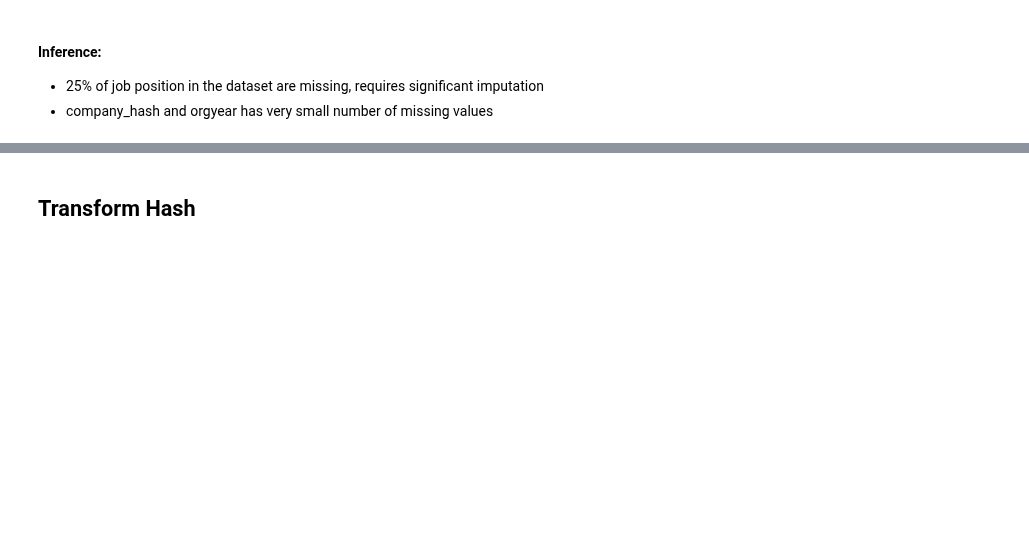
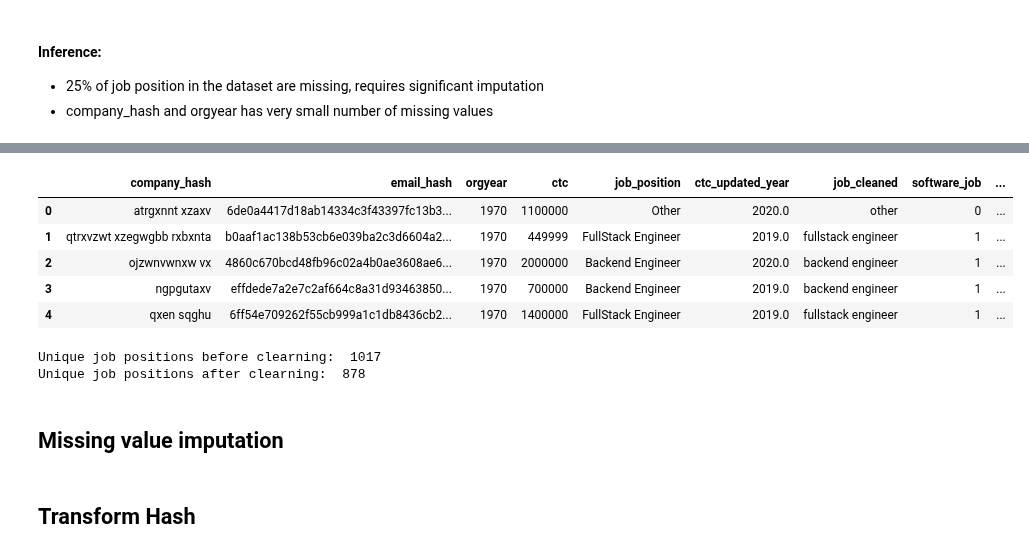
Before and after one commit to muthuganeshece/Business-Case-Study, a Jupyter notebook: Scaler/Notebook/Scaler_Clustering.ipynb, the cells around one changed output, grey strips where cells are left out. Drawn from its saved outputs; the diff is of its cells as text; code cells hidden in the pictures; blank space fills up the shorter version.

```diff
--- a/Scaler/Notebook/Scaler_Clustering.ipynb
+++ b/Scaler/Notebook/Scaler_Clustering.ipynb
@@ -122,3 +250,52 @@ dtype: float64
+# %%
+def text_clean(text):
+    if type(text) == str:
+        text = text.lower().strip()
+        text = re.sub('[^A-Za-z0-9 ]+', ' ', text)
+        text = text.replace("  ", " ").strip()
+        text = re.sub(r'^\d+$', 'others', text)
+        if text == '':
+            text = 'others'
+        words = text.split()
+        for word in words:
+            if word in ['no', 'none', 'not', 'null', 'some']:
+                return "Un Employed"
+    return text
+# %%
+def assign_software(text):
+    if type(text) == str:
+        for word in text.split():
+            if word in sw_cat:
+                return 1
+    return 0
+# %%
+def assign_data(text):
+    if type(text) == str:
+        for word in text.split():
+            if word in data_cat:
+                return 1
+    return 0
+# %%
+df['job_cleaned'] = df['job_position'].apply(text_clean)
+df['software_job'] = df['job_cleaned'].apply(assign_software)
+df['data_job'] = df['job_cleaned'].apply(assign_data)
+# %%
+df.head()
+# %% [output]
+|  | company_hash | email_hash | orgyear | ctc | job_position | ctc_updated_year | job_cleaned | software_job | ... |
+| 0 | atrgxnnt xzaxv | 6de0a4417d18ab14334c3f43397fc13b3... | 1970 | 1100000 | Other | 2020.0 | other | 0 | ... |
+| 1 | qtrxvzwt xzegwgbb rxbxnta | b0aaf1ac138b53cb6e039ba2c3d6604a2... | 1970 | 449999 | FullStack Engineer | 2019.0 | fullstack engineer | 1 | ... |
+| 2 | ojzwnvwnxw vx | 4860c670bcd48fb96c02a4b0ae3608ae6... | 1970 | 2000000 | Backend Engineer | 2020.0 | backend engineer | 1 | ... |
+| 3 | ngpgutaxv | effdede7a2e7c2af664c8a31d93463850... | 1970 | 700000 | Backend Engineer | 2019.0 | backend engineer | 1 | ... |
+| 4 | qxen sqghu | 6ff54e709262f55cb999a1c1db8436cb2... | 1970 | 1400000 | FullStack Engineer | 2019.0 | fullstack engineer | 1 | ... |
+# %%
+print("Unique job positions before cleaning: ", df['job_position'].nunique())
+print("Unique job positions after cleaning: ", df['job_cleaned'].nunique())
+# %% [output]
+Unique job positions before clearning:  1017
+Unique job positions after clearning:  878
+# %% [markdown]
+## Missing value imputation
 # %% [markdown]
 ## Transform Hash
 # %%
```
Also changed, not shown: parts of 25 cells of this notebook.
